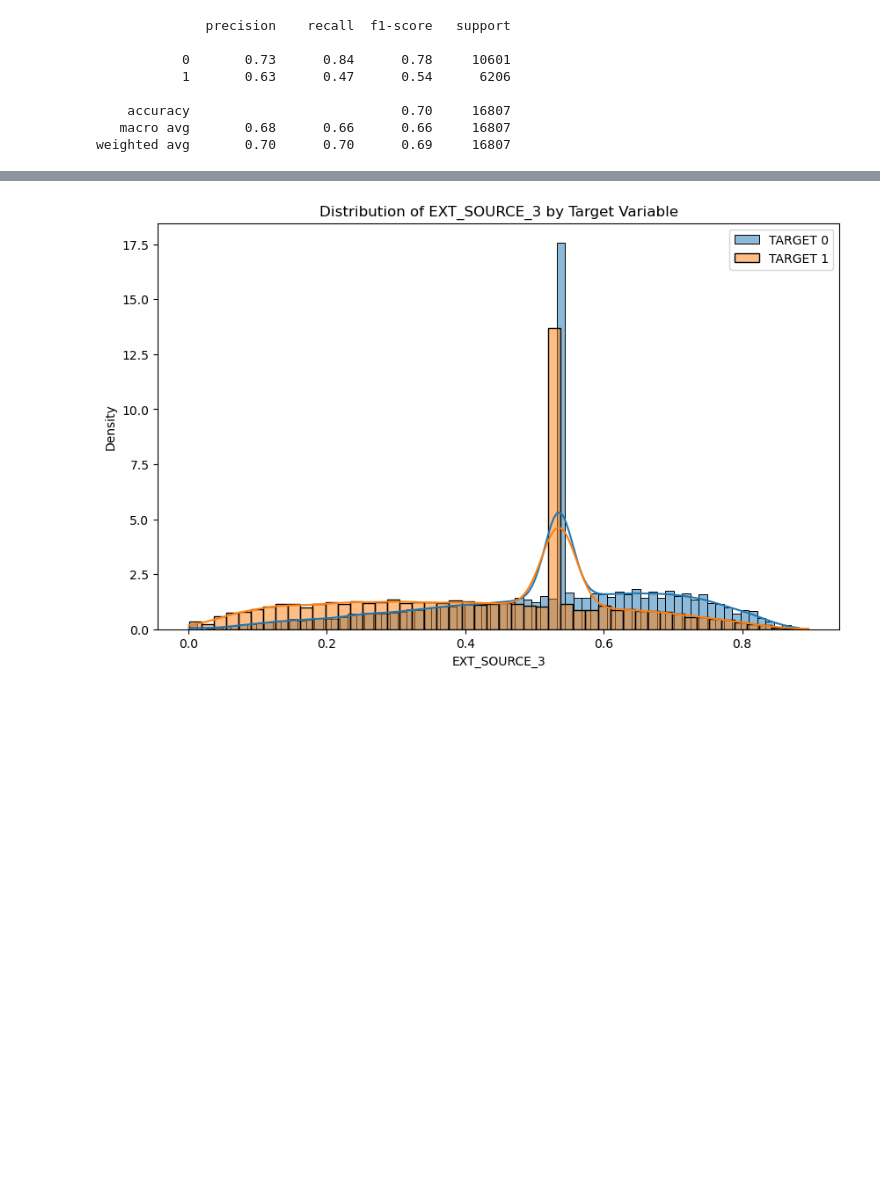
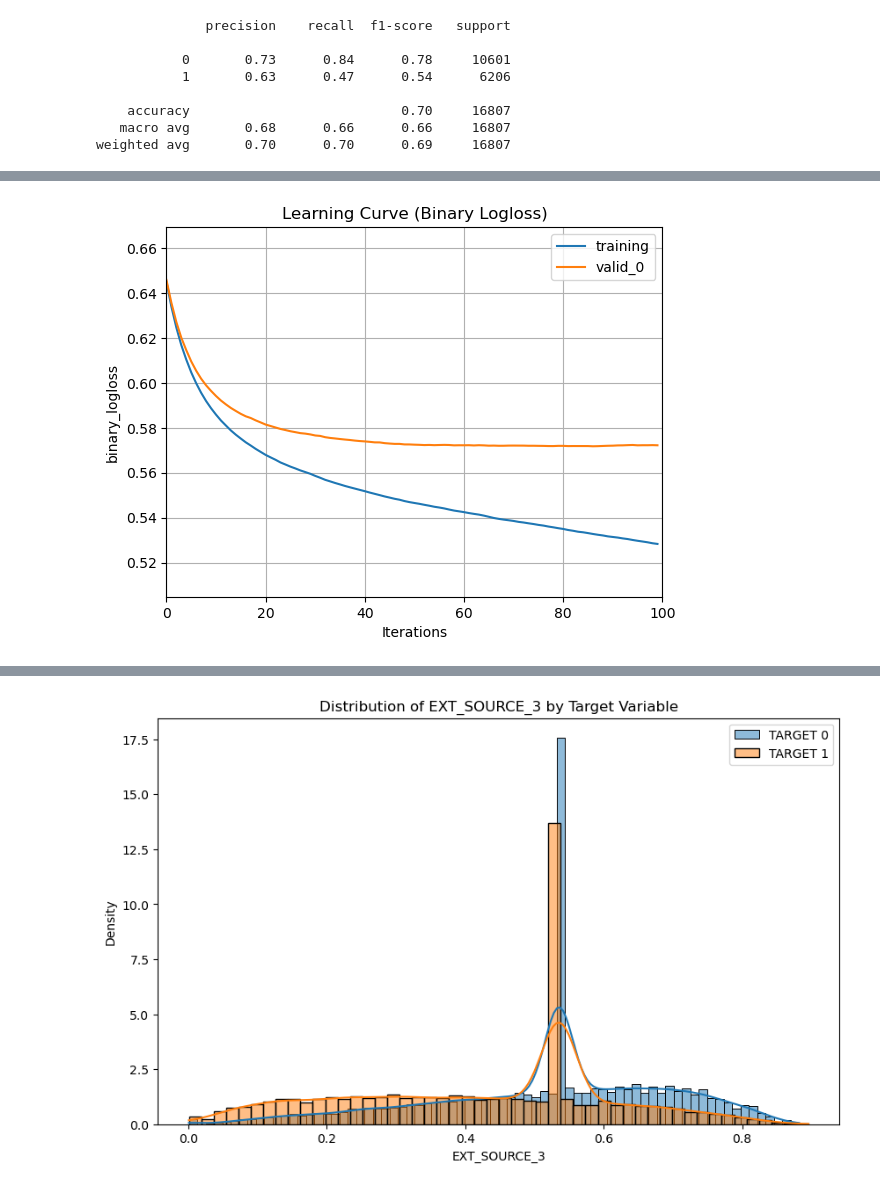
Before and after one commit to mehratif1/Project4_Team1, a Jupyter notebook: Script1.ipynb, the cells around one changed output, grey strips where cells are left out. Saved outputs shown, nothing was run; the diff lists cells and outputs as text; code cells hidden in the pictures; blank space fills up the shorter version.

Commit message:
added-visuals

```diff
--- a/Script1.ipynb
+++ b/Script1.ipynb
@@ -276,0 +278,7 @@ lgb.plot_importance(clf,max_num_features=20)
+# %%
+#Plotting the learning curve to visualize how the model's performance changes with the number of training samples.
+lgb.plot_metric(clf.evals_result_, metric='binary_logloss')
+plt.title('Learning Curve (Binary Logloss)')
+plt.show()
+# %% [output]
+[figure, added]
```
Also changed, not shown: parts of 3 cells of this notebook.
